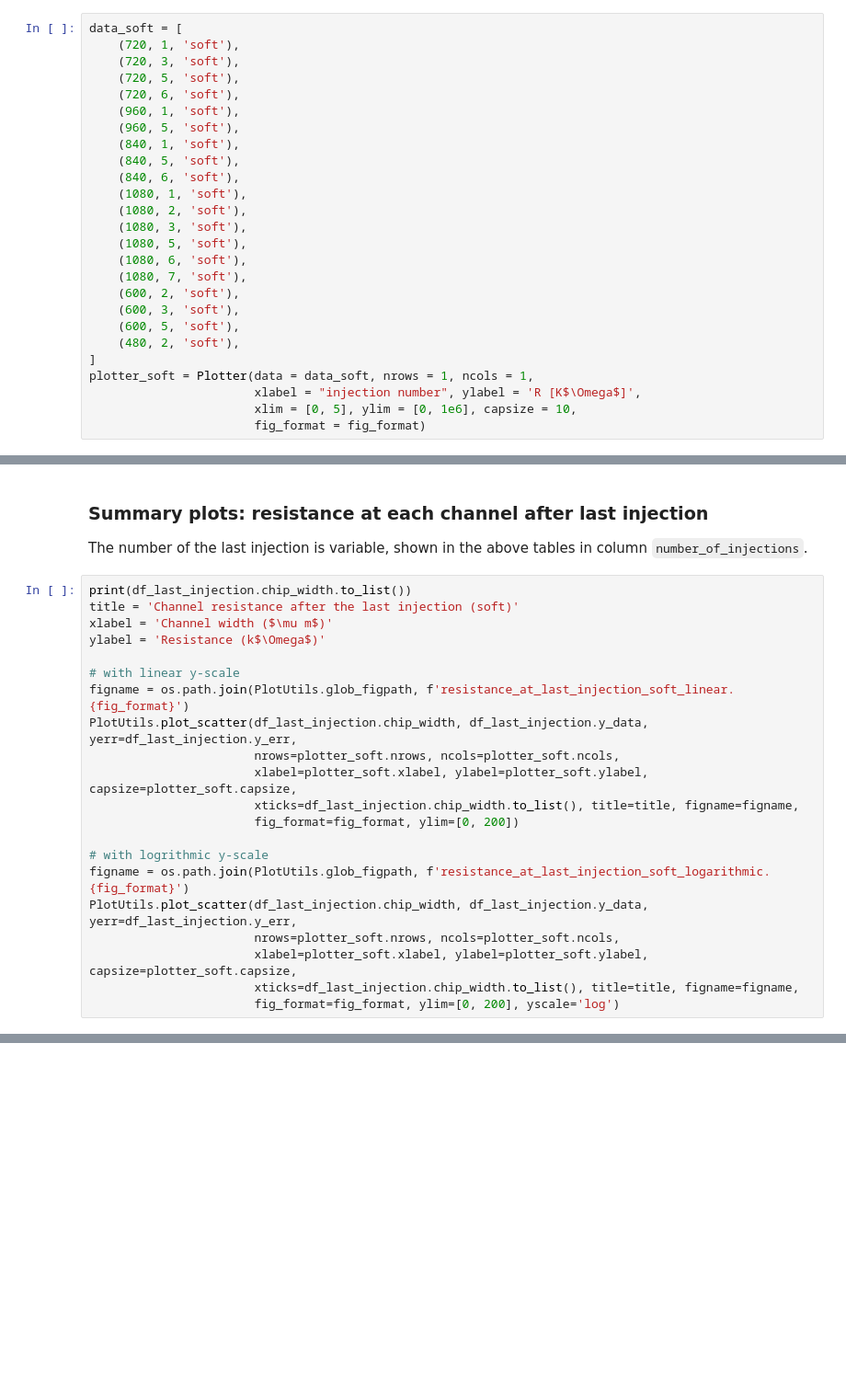
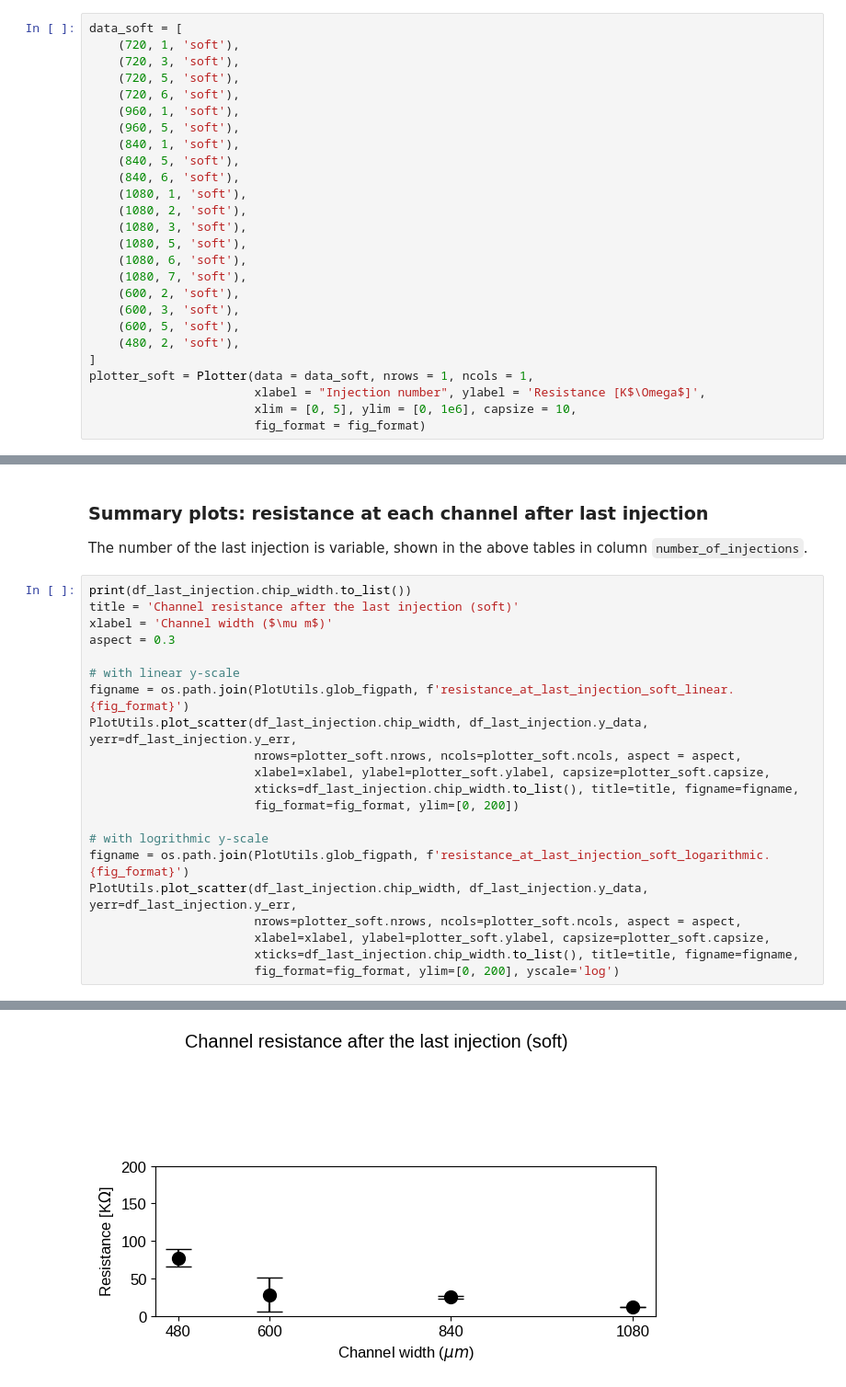
Before and after one commit to mkrause-nps/artificial-muscle, a Jupyter notebook: jupyter_notebooks/analise_thesis.ipynb, the cells around one changed output, grey strips where cells are left out. Shown at 92% size. Drawn from its saved outputs; the diff is of its cells as text; blank space fills up the shorter version.

```diff
--- a/jupyter_notebooks/analise_thesis.ipynb
+++ b/jupyter_notebooks/analise_thesis.ipynb
@@ -139,7 +210,7 @@ data_soft = [
     (480, 2, 'soft'),
 ]
 plotter_soft = Plotter(data = data_soft, nrows = 1, ncols = 1,
-                       xlabel = "injection number", ylabel = 'R [K$\Omega$]',
+                       xlabel = "Injection number", ylabel = 'Resistance [K$\Omega$]',
                        xlim = [0, 5], ylim = [0, 1e6], capsize = 10,
                        fig_format = fig_format)
 # %% [markdown]
@@ -169,20 +302,21 @@ The number of the last injection is variable, shown in the above tables in colum
 print(df_last_injection.chip_width.to_list())
 title = 'Channel resistance after the last injection (soft)'
 xlabel = 'Channel width ($\mu m$)'
-ylabel = 'Resistance (k$\Omega$)'
+aspect = 0.3
 
 # with linear y-scale
 figname = os.path.join(PlotUtils.glob_figpath, f'resistance_at_last_injection_soft_linear.{fig_format}')
 PlotUtils.plot_scatter(df_last_injection.chip_width, df_last_injection.y_data, yerr=df_last_injection.y_err,
-                       nrows=plotter_soft.nrows, ncols=plotter_soft.ncols,
-                       xlabel=plotter_soft.xlabel, ylabel=plotter_soft.ylabel, capsize=plotter_soft.capsize,
+                       nrows=plotter_soft.nrows, ncols=plotter_soft.ncols, aspect = aspect,
+                       xlabel=xlabel, ylabel=plotter_soft.ylabel, capsize=plotter_soft.capsize,
                        xticks=df_last_injection.chip_width.to_list(), title=title, figname=figname,
                        fig_format=fig_format, ylim=[0, 200])
 
 # with logrithmic y-scale
 figname = os.path.join(PlotUtils.glob_figpath, f'resistance_at_last_injection_soft_logarithmic.{fig_format}')
 PlotUtils.plot_scatter(df_last_injection.chip_width, df_last_injection.y_data, yerr=df_last_injection.y_err,
-                       nrows=plotter_soft.nrows, ncols=plotter_soft.ncols,
-                       xlabel=plotter_soft.xlabel, ylabel=plotter_soft.ylabel, capsize=plotter_soft.capsize,
+                       nrows=plotter_soft.nrows, ncols=plotter_soft.ncols, aspect = aspect,
+                       xlabel=xlabel, ylabel=plotter_soft.ylabel, capsize=plotter_soft.capsize,
                        xticks=df_last_injection.chip_width.to_list(), title=title, figname=figname,
                        fig_format=fig_format, ylim=[0, 200], yscale='log')
+# %% [output]
@@ -188,0 +324 @@ PlotUtils.plot_scatter(df_last_injection.chip_width, df_last_injection.y_data, y
+[figure, added]
```
Also changed, not shown: parts of 12 cells of this notebook.
